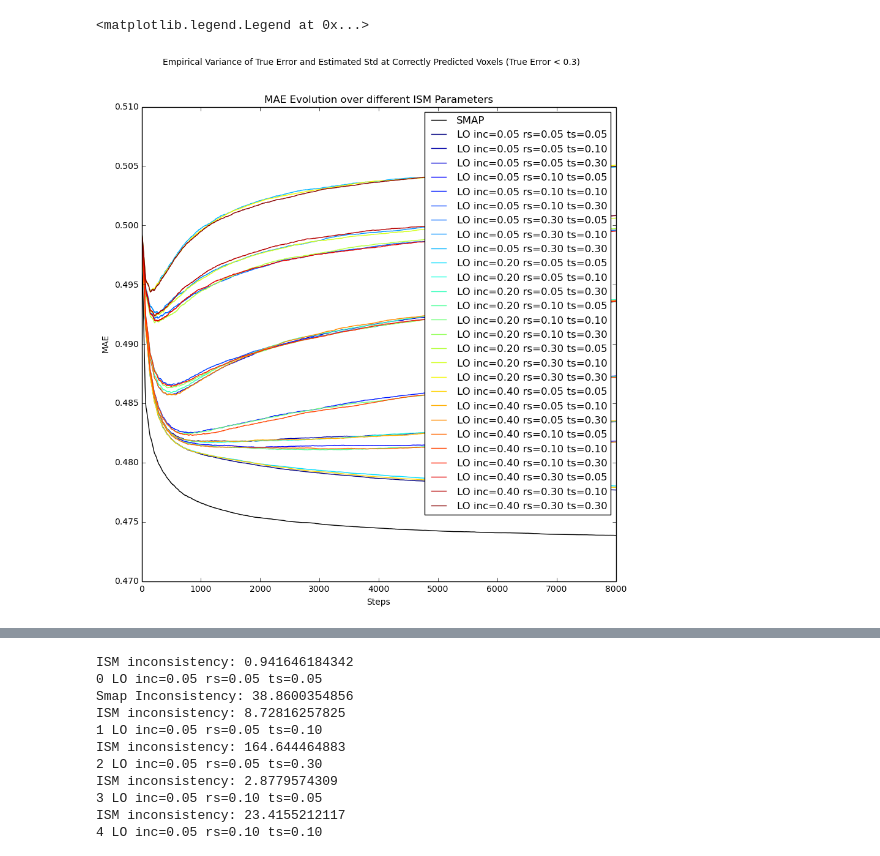
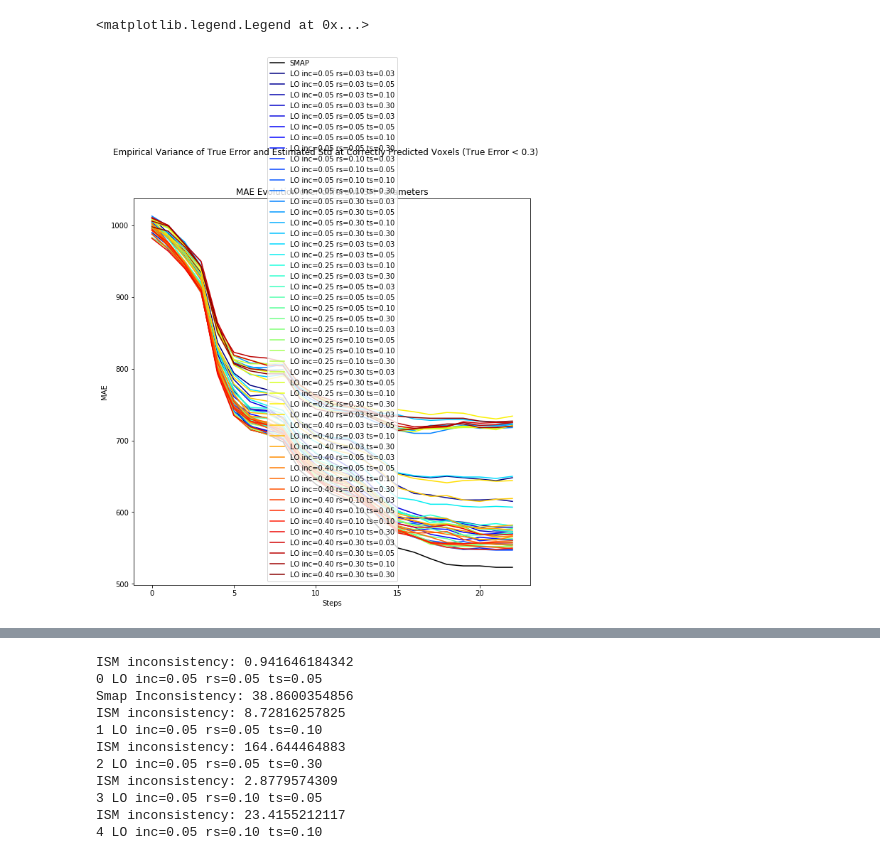
Before and after one commit to pnvyshnav/smap_PD, a Jupyter notebook: stats/SMAP ISM Runs.ipynb, the cells around one changed output, grey strips where cells are left out. Cells and saved outputs as stored; diff of their text form; code cells hidden in the pictures.

```diff
--- a/stats/SMAP ISM Runs.ipynb
+++ b/stats/SMAP ISM Runs.ipynb
@@ -33,34 +33,34 @@ def hash_position(x, y, z):
     return "%.3f %.3f %.3f" % (x, y, z)
 
 filenames = sorted(
-    glob.glob("../build/ism_runs/*.bag"),
-    key=lambda f: int(re.findall('([0-9]+)', f[len("../build/ism_runs/"):])[0]))
+    glob.glob("ism_runs/*.bag"),
+    key=lambda f: int(re.findall('([0-9]+)', f[len("ism_runs/"):])[0]))
 
 gradient = np.linspace(0, 0.99, len(filenames))
 colors = [cm.jet(x) for x in gradient]
 
 for rnd, filename in enumerate(filenames):
 #     print "Computing mask from round %i..." % rnd
     bag = rosbag.Bag(filename)
     stats = None
     for _, msg, _ in bag.read_messages(topics=['stats']):
         stats = msg
     bag.close()
     if stats is None:
         continue
     voxels = stats.voxels
 
     if rnd == 0:
         errBelief = np.array(stats.errorEvolutionBelief)
         ax.plot(errBelief, color="black", label="SMAP")
 
     errLogOdds = np.array(stats.errorEvolutionLogOdds)
     ax.plot(errLogOdds, color=colors[rnd], label="LO inc=%.2f rs=%.2f ts=%.2f" % (stats.ismIncrement, stats.ismRampSize, stats.ismTopSize))
 
 ax.set_title("MAE Evolution over different ISM Parameters")
 ax.set_ylabel("MAE")
 ax.set_xlabel("Steps")
 ax.legend()
 # %% [output]
 <matplotlib.legend.Legend at 0x...>
-[figure, old version]
+[figure, new version]
```
Also changed, not shown: parts of 6 cells of this notebook, 17 other files.
